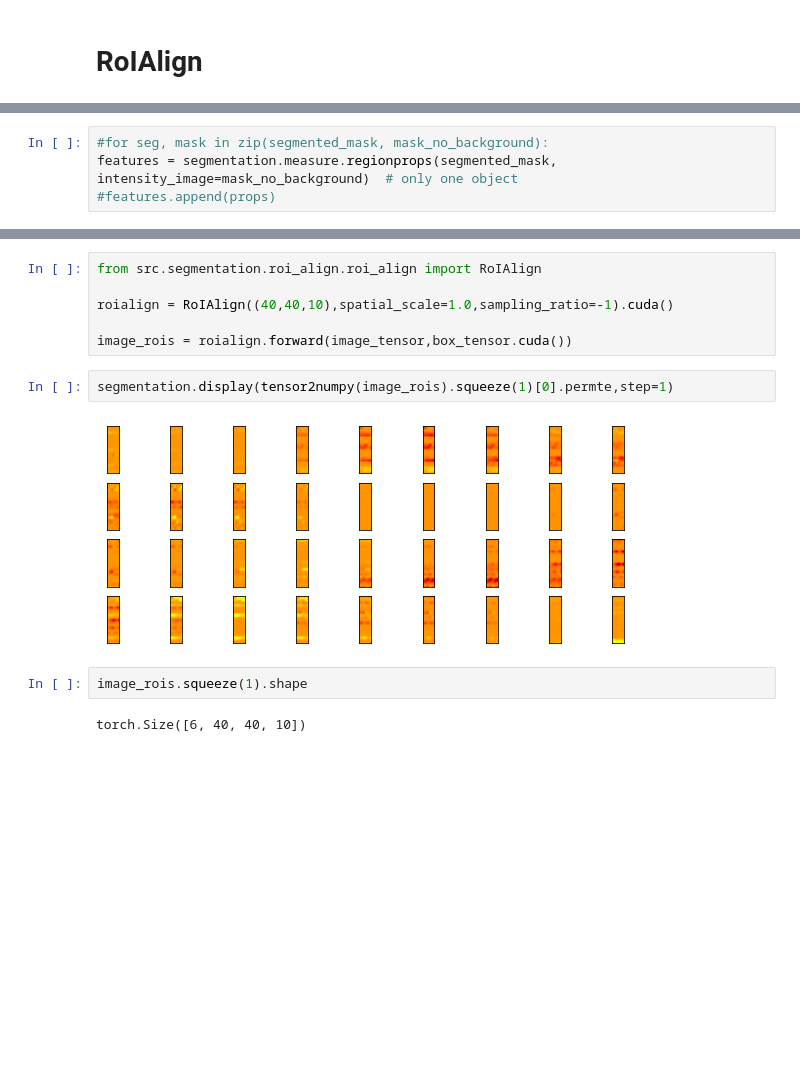
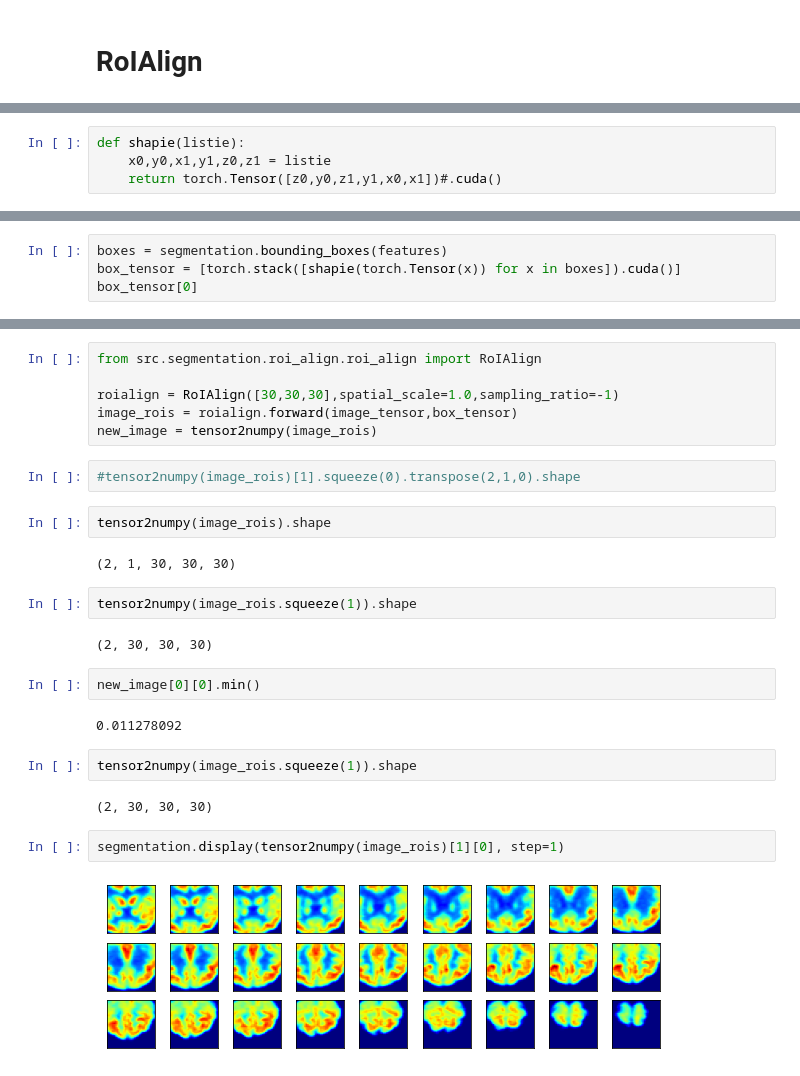
Before and after one commit to FredrikM97/Medical-ROI, a Jupyter notebook: notebooks/04 - segmentation.ipynb, the cells around one changed output, grey strips where cells are left out. Cells and saved outputs as stored; diff of their text form; blank space fills up the shorter version.

```diff
--- a/notebooks/04 - segmentation.ipynb
+++ b/notebooks/04 - segmentation.ipynb
@@ -393,4 +155,0 @@ asdasd 39 40 (76, 48, 39, 77, 49, 40)
-# %%
-#for seg, mask in zip(segmented_mask, mask_no_background):
-features = segmentation.measure.regionprops(segmented_mask, intensity_image=mask_no_background)  # only one object
-#features.append(props)
@@ -415,0 +180,4 @@ image_tensor = image_tensor.cuda()
+# %%
+def shapie(listie):
+    x0,y0,x1,y1,z0,z1 = listie
+    return torch.Tensor([z0,y0,z1,y1,x0,x1])#.cuda()
@@ -415,0 +194,4 @@ image_tensor = image_tensor.cuda()
+# %%
+boxes = segmentation.bounding_boxes(features)
+box_tensor = [torch.stack([shapie(torch.Tensor(x)) for x in boxes]).cuda()]
+box_tensor[0]
@@ -416,14 +207,28 @@ image_tensor = image_tensor.cuda()
 # %%
 from src.segmentation.roi_align.roi_align import RoIAlign
 
-roialign = RoIAlign((40,40,10),spatial_scale=1.0,sampling_ratio=-1).cuda()
-
-image_rois = roialign.forward(image_tensor,box_tensor.cuda())
+roialign = RoIAlign([30,30,30],spatial_scale=1.0,sampling_ratio=-1)
+image_rois = roialign.forward(image_tensor,box_tensor)
+new_image = tensor2numpy(image_rois)
+# %%
+#tensor2numpy(image_rois)[1].squeeze(0).transpose(2,1,0).shape
+# %%
+tensor2numpy(image_rois).shape
+# %% [output]
+(2, 1, 30, 30, 30)
+# %%
+tensor2numpy(image_rois.squeeze(1)).shape
+# %% [output]
+(2, 30, 30, 30)
+# %%
+new_image[0][0].min()
+# %% [output]
+0.011278092
+# %%
+tensor2numpy(image_rois.squeeze(1)).shape
+# %% [output]
+(2, 30, 30, 30)
 # %%
-segmentation.display(tensor2numpy(image_rois).squeeze(1)[0].permte,step=1)
+segmentation.display(tensor2numpy(image_rois)[1][0], step=1)
 # %% [output]
-[figure, old version]
+[figure, new version]
-# %%
-image_rois.squeeze(1).shape
-# %% [output]
-torch.Size([6, 40, 40, 10])
```
Also changed, not shown: parts of 43 cells of this notebook, 1 other file.
